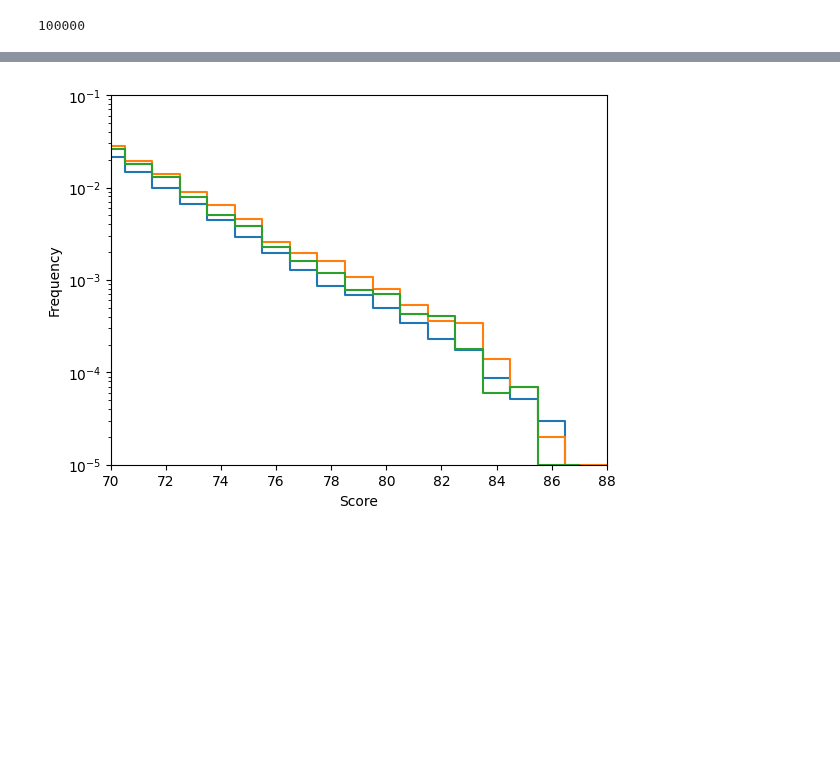
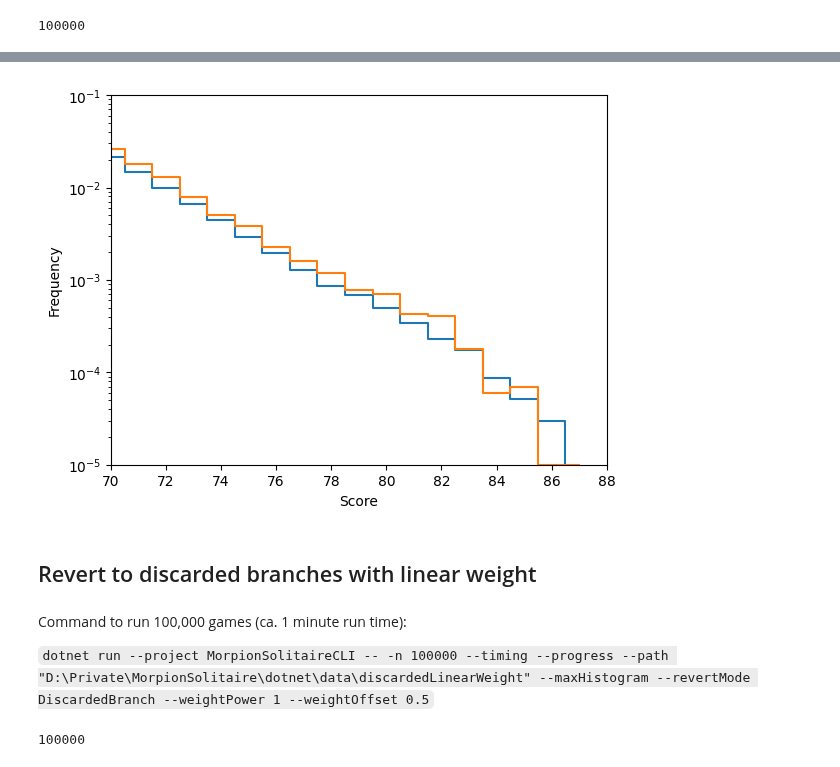
Before and after one commit to gillioz/MorpionSolitaire, a Jupyter notebook: dotnet/Statistics.ipynb, the cells around one changed output, grey strips where cells are left out. Cells and saved outputs as stored; diff of their text form; code cells hidden in the pictures; blank space fills up the shorter version.

Commit message:
expand exploration with weighted probs

````diff
--- a/dotnet/Statistics.ipynb
+++ b/dotnet/Statistics.ipynb
@@ -141,15 +228,25 @@ plt.show()
 # %%
 xmin, xmax = 70, 88
 basic_histogram_tail = basic_histogram[xmin:xmax+1]
 discarded_histogram_tail = discarded_histogram[xmin:xmax+1]
 plt.step(basic_histogram_tail["Score"], basic_histogram_tail["Frequency"], where='mid')
-plt.step(randomNode_histogram["Score"], randomNode_histogram["Frequency"], where='mid')
 plt.step(discarded_histogram_tail["Score"], discarded_histogram_tail["Frequency"], where='mid')
 plt.xlabel('Score')
 plt.ylabel('Frequency')
 plt.xlim(xmin, xmax)
 plt.ylim(0.00001, 0.1)
 plt.yscale('log')
 plt.show()
 # %% [output]
-[figure, old version]
+[figure, new version]
+# %% [markdown]
+## Revert to discarded branches with linear weight
+# %% [markdown]
+Command to run 100,000 games (ca. 1 minute run time):
+
+```dotnet run --project MorpionSolitaireCLI -- -n 100000 --timing --progress --path "D:\Private\MorpionSolitaire\dotnet\data\discardedLinearWeight" --maxHistogram --revertMode DiscardedBranch --weightPower 1 --weightOffset 0.5```
+# %%
+discardedLinearWeight_histogram = pd.read_csv("data/discardedLinearWeight/maxHistogram.csv", names=["Score", "Count"])
+discardedLinearWeight_histogram["Count"].sum()
+# %% [output]
+100000
````
Also changed, not shown: parts of 22 cells of this notebook, 6 other files.
